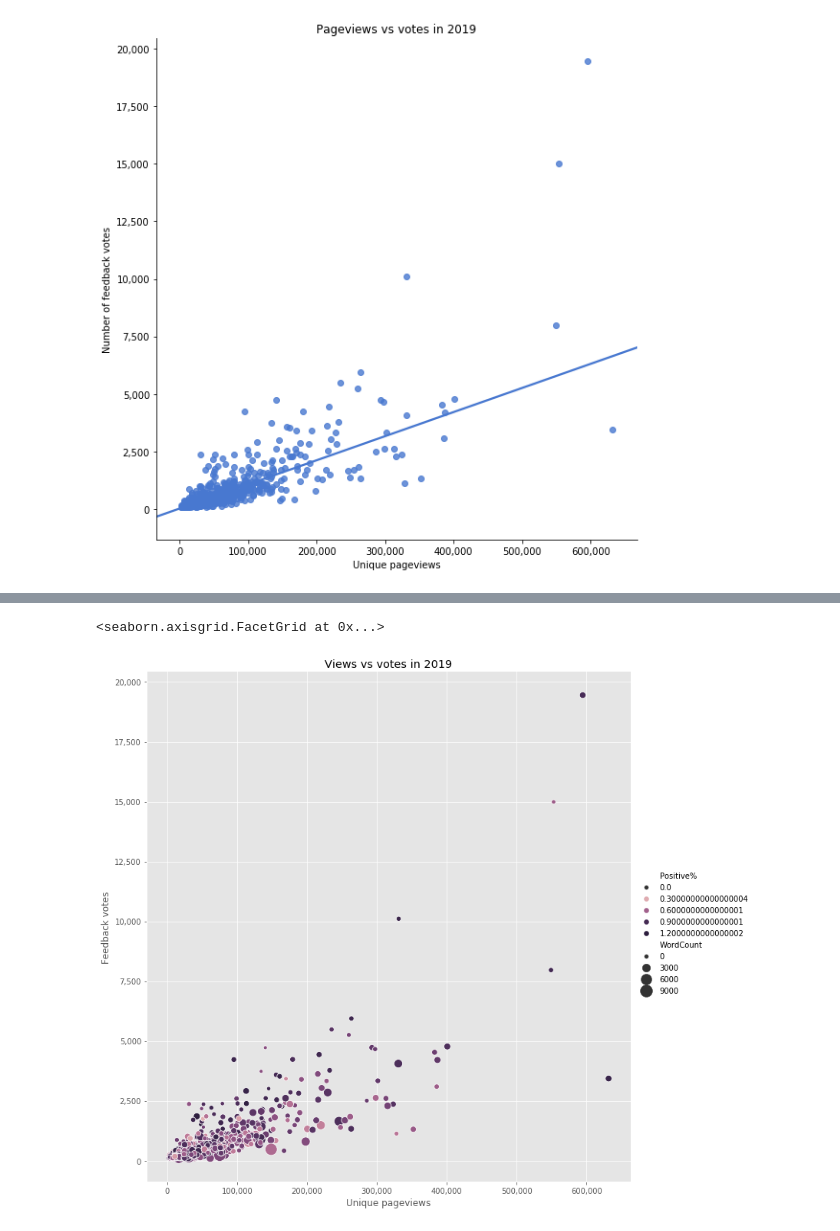
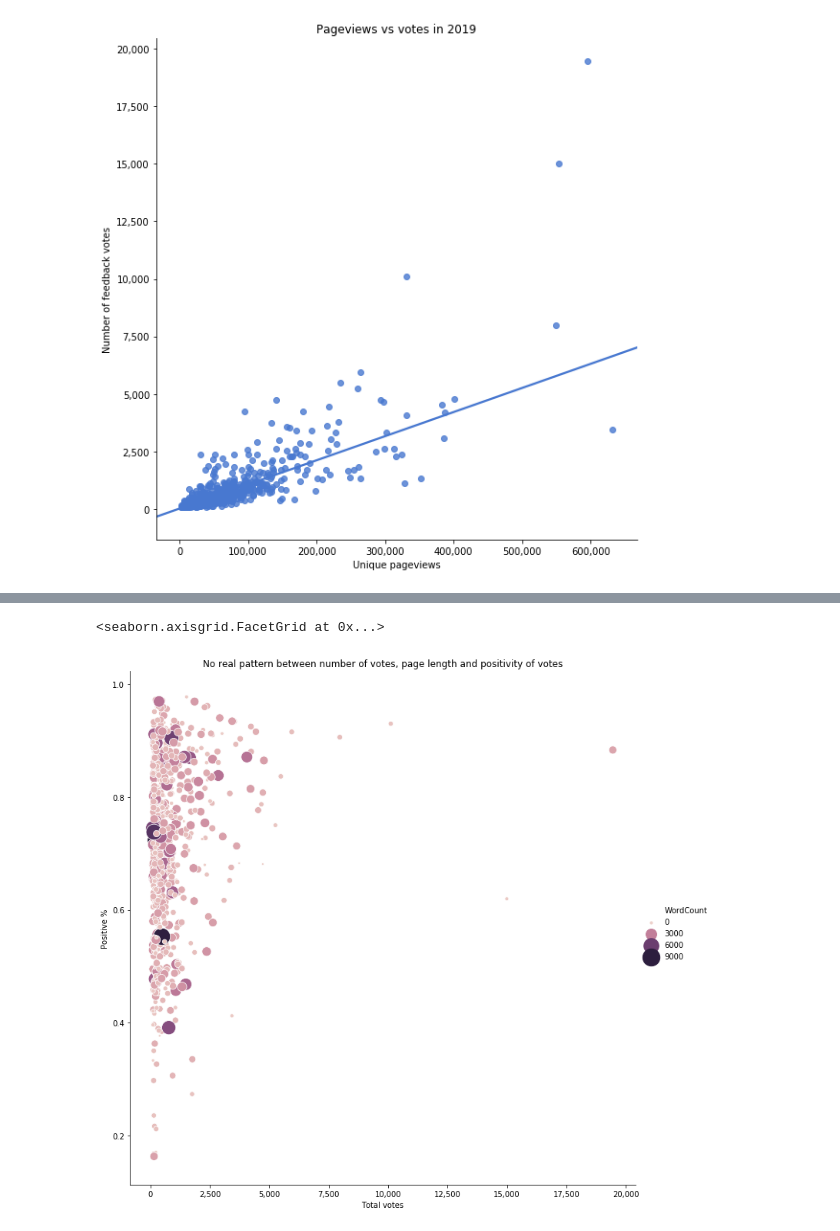
Before and after one commit to MrAlecJohnson/text_analysis, a Jupyter notebook: word_count_analysis.ipynb, the cells around one changed output, grey strips where cells are left out. Cells and saved outputs as stored; diff of their text form; code cells hidden in the pictures.

Commit message:
Tinkered with the graphs a bit

```diff
--- a/word_count_analysis.ipynb
+++ b/word_count_analysis.ipynb
@@ -5,14 +5,17 @@ import matplotlib.pyplot as plt
 import seaborn as sns
 %matplotlib inline
 
-df = pd.read_csv('pagedata.csv')
+df = pd.read_csv('Pagedata.csv')
 df.drop(['NoVotes', 'YesVotes'], axis = 1, inplace = True)
 # %%
 average = df['Positive%'].mean()
 df['AboveAverage'] = df['Positive%'] >= average
 df['Quality'] = pd.qcut(df['Positive%'], 4,
-                        labels=["Worst", "Below average", "Above average", "Best"])
+                        labels=["Worst", "Below median", "Above median", "Best"])
 df['VotesWeighted'] = df['TotalVotes']/df['UniquePageviews']
+df['Section'] = df['Page'].str.split('\/', n=2).str.get(1)
 print('Average: ', round(100*average,1), '%', sep = '')
+
+df.sort_values('TotalVotes', ascending = False).head(10)
 # %% [output]
 Average: 72.5%
@@ -112,0 +127,11 @@ chart.set_xticklabels(xlabels)
+# %%
+sns.set_palette('muted')
+chart = sns.lmplot(x = 'WordCount',
+            y = 'TotalVotes',
+            data = df, height = 8, order = 2)
+
+chart.set(title = "Long pages don't get reliably fewer votes", xlabel='Word count', ylabel='Number of feedback votes, weighted by unique pageviews')
+ticks_x = chart.axes[0][0].get_xticks()
+xlabels = ['{:,.0f}'.format(x) for x in ticks_x]
+
+chart.set_xticklabels(xlabels)
@@ -113,21 +141,20 @@ chart.set_xticklabels(xlabels)
 # %%
-chart = sns.relplot(x='UniquePageviews',
-            y='TotalVotes',
-            hue='Positive%',
+chart = sns.relplot(x='TotalVotes',
+            y='Positive%',
+            hue='WordCount',
             data=df,
             size='WordCount',
-            sizes=(25,250),
+            sizes=(10,500),
             height = 10)
 
-chart.set(title = 'Views vs votes in 2019', xlabel='Unique pageviews', ylabel='Feedback votes')
+chart.set(title = 'No real pattern between number of votes, page length and positivity of votes',
+          xlabel='Total votes', ylabel='Positive %')
 ticks_x = chart.axes[0][0].get_xticks()
 xlabels = ['{:,.0f}'.format(x) for x in ticks_x]
 
 ticks_y = chart.axes[0][0].get_yticks()
-ylabels = ['{:,.0f}'.format(y) for y in ticks_y]
 
 chart.set_xticklabels(xlabels)
-chart.set_yticklabels(ylabels)
 # %% [output]
 <seaborn.axisgrid.FacetGrid at 0x...>
-[figure, old version]
+[figure, new version]
```
Also changed, not shown: parts of 6 cells of this notebook, 1 other file.
